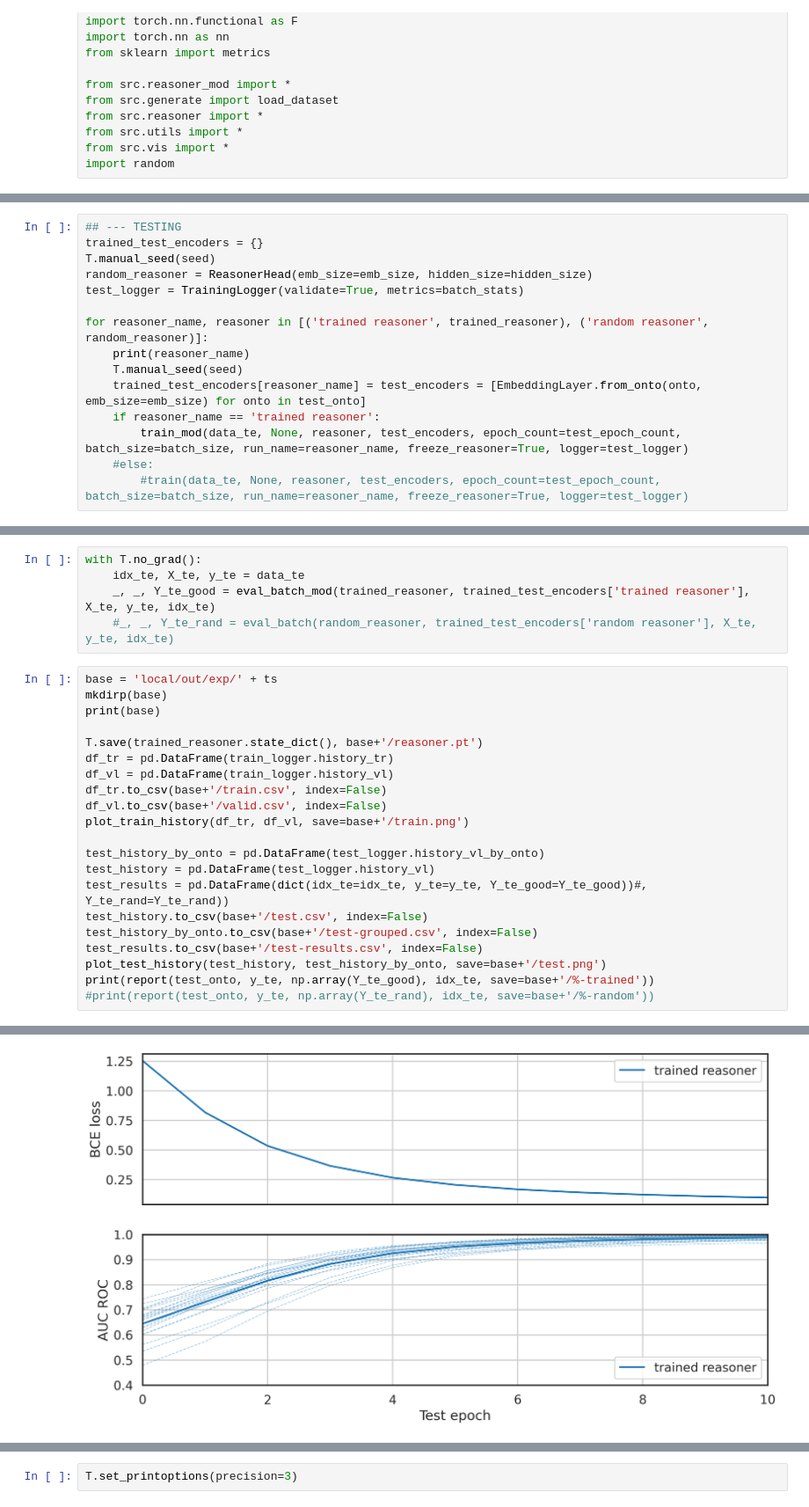
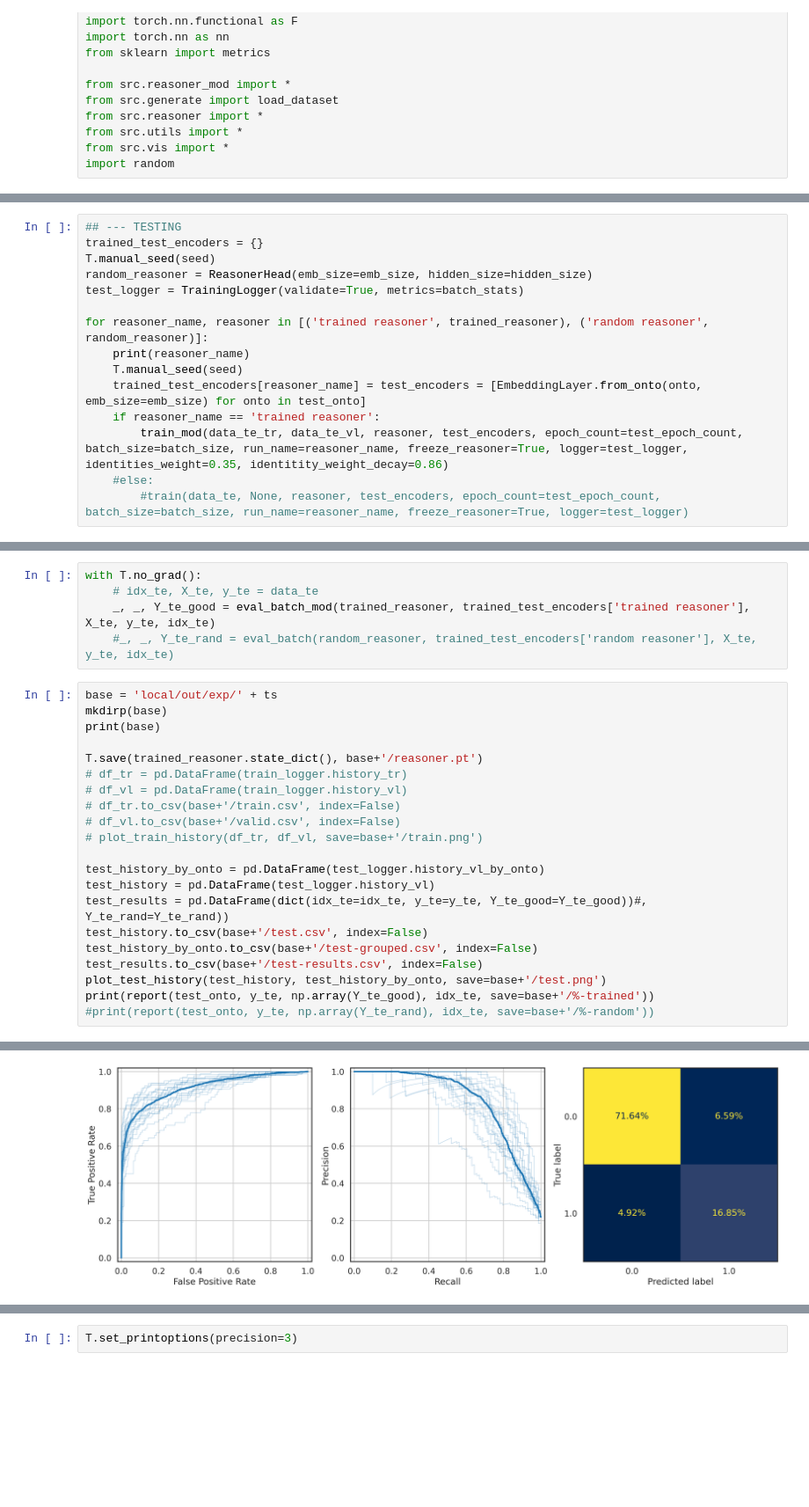
Before and after one commit to jankabzinski/reasonable-embeddings, a Jupyter notebook: src/exp2, with decay and cool tests, best res.ipynb, the cells around one changed output, grey strips where cells are left out. Shown at 88% size. Saved outputs shown, nothing was run; the diff lists cells and outputs as text; blank space fills up the shorter version.

```diff
--- a/src/exp2, with decay and cool tests, best res.ipynb
+++ b/src/exp2, with decay and cool tests, best res.ipynb
@@ -68,7 +94,7 @@ for reasoner_name, reasoner in [('trained reasoner', trained_reasoner), ('random
     T.manual_seed(seed)
     trained_test_encoders[reasoner_name] = test_encoders = [EmbeddingLayer.from_onto(onto, emb_size=emb_size) for onto in test_onto]
     if reasoner_name == 'trained reasoner':
-        train_mod(data_te, None, reasoner, test_encoders, epoch_count=test_epoch_count, batch_size=batch_size, run_name=reasoner_name, freeze_reasoner=True, logger=test_logger)
+        train_mod(data_te_tr, data_te_vl, reasoner, test_encoders, epoch_count=test_epoch_count, batch_size=batch_size, run_name=reasoner_name, freeze_reasoner=True, logger=test_logger, identities_weight=0.35, identitity_weight_decay=0.86)
     #else:
         #train(data_te, None, reasoner, test_encoders, epoch_count=test_epoch_count, batch_size=batch_size, run_name=reasoner_name, freeze_reasoner=True, logger=test_logger)
 # %% [output]
@@ -87,7 +113,7 @@ train epoch 10/10 | batch 1251/1250 | loss 0.1125 | val loss 0.0983 | acc 0.9655
 random reasoner
 # %%
 with T.no_grad():
-    idx_te, X_te, y_te = data_te
+    # idx_te, X_te, y_te = data_te
     _, _, Y_te_good = eval_batch_mod(trained_reasoner, trained_test_encoders['trained reasoner'], X_te, y_te, idx_te)
     #_, _, Y_te_rand = eval_batch(random_reasoner, trained_test_encoders['random reasoner'], X_te, y_te, idx_te)
 # %%
@@ -96,11 +122,11 @@ mkdirp(base)
 print(base)
 
 T.save(trained_reasoner.state_dict(), base+'/reasoner.pt')
-df_tr = pd.DataFrame(train_logger.history_tr)
-df_vl = pd.DataFrame(train_logger.history_vl)
-df_tr.to_csv(base+'/train.csv', index=False)
-df_vl.to_csv(base+'/valid.csv', index=False)
-plot_train_history(df_tr, df_vl, save=base+'/train.png')
+# df_tr = pd.DataFrame(train_logger.history_tr)
+# df_vl = pd.DataFrame(train_logger.history_vl)
+# df_tr.to_csv(base+'/train.csv', index=False)
+# df_vl.to_csv(base+'/valid.csv', index=False)
+# plot_train_history(df_tr, df_vl, save=base+'/train.png')
 
 test_history_by_onto = pd.DataFrame(test_logger.history_vl_by_onto)
 test_history = pd.DataFrame(test_logger.history_vl)
@@ -117 +150 @@ local/out/exp/20240709T201000
-[figure, old version]
+[figure, new version]
```
Also changed, not shown: parts of 8 cells of this notebook, 17 other files.
